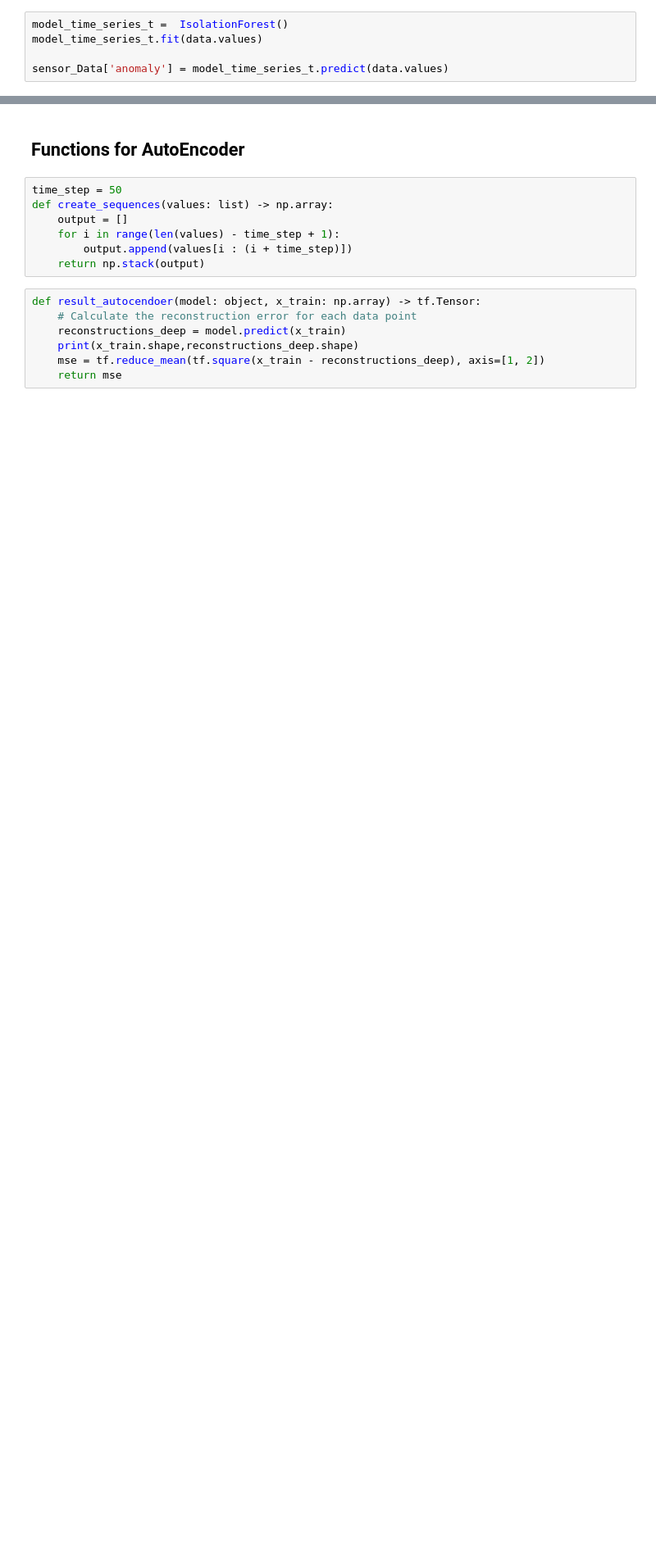
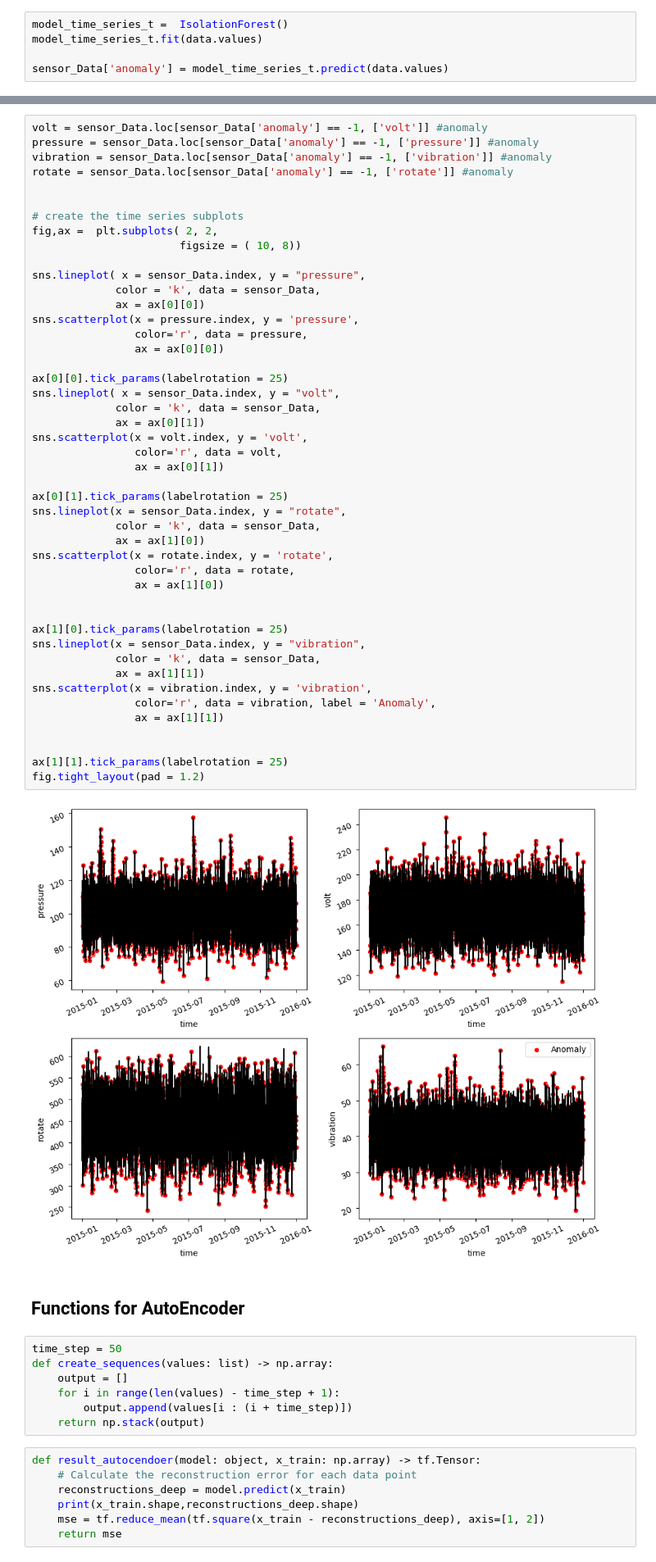
Before and after one commit to jvachier/Anomaly-Detection-From-Decision-Tree-to-Generative-Model, a Jupyter notebook: anamaly_detection.ipynb, the cells around one changed output, grey strips where cells are left out. Shown at 82% size. Cells and saved outputs as stored; diff of their text form; blank space fills up the shorter version.

```diff
--- a/anamaly_detection.ipynb
+++ b/anamaly_detection.ipynb
@@ -98,3 +105,51 @@ plt.show()
+# %%
+volt = sensor_Data.loc[sensor_Data['anomaly'] == -1, ['volt']] #anomaly
+pressure = sensor_Data.loc[sensor_Data['anomaly'] == -1, ['pressure']] #anomaly
+vibration = sensor_Data.loc[sensor_Data['anomaly'] == -1, ['vibration']] #anomaly
+rotate = sensor_Data.loc[sensor_Data['anomaly'] == -1, ['rotate']] #anomaly
+
+
+# create the time series subplots
+fig,ax =  plt.subplots( 2, 2,
+                       figsize = ( 10, 8))
+
+sns.lineplot( x = sensor_Data.index, y = "pressure",
+             color = 'k', data = sensor_Data,
+             ax = ax[0][0])
+sns.scatterplot(x = pressure.index, y = 'pressure',
+                color='r', data = pressure,
+                ax = ax[0][0])
+
+ax[0][0].tick_params(labelrotation = 25)
+sns.lineplot( x = sensor_Data.index, y = "volt",
+             color = 'k', data = sensor_Data,
+             ax = ax[0][1])
+sns.scatterplot(x = volt.index, y = 'volt',
+                color='r', data = volt,
+                ax = ax[0][1])
+
+ax[0][1].tick_params(labelrotation = 25)
+sns.lineplot(x = sensor_Data.index, y = "rotate",
+             color = 'k', data = sensor_Data,
+             ax = ax[1][0])
+sns.scatterplot(x = rotate.index, y = 'rotate',
+                color='r', data = rotate,
+                ax = ax[1][0])
+
+
+ax[1][0].tick_params(labelrotation = 25)
+sns.lineplot(x = sensor_Data.index, y = "vibration",
+             color = 'k', data = sensor_Data,
+             ax = ax[1][1])
+sns.scatterplot(x = vibration.index, y = 'vibration',
+                color='r', data = vibration, label = 'Anomaly',
+                ax = ax[1][1])
+
+
+ax[1][1].tick_params(labelrotation = 25)
+fig.tight_layout(pad = 1.2)
+# %% [output]
+[figure, added]
 # %% [markdown]
 ## Functions for AutoEncoder
 # %%
```
Also changed, not shown: parts of 11 cells of this notebook.
